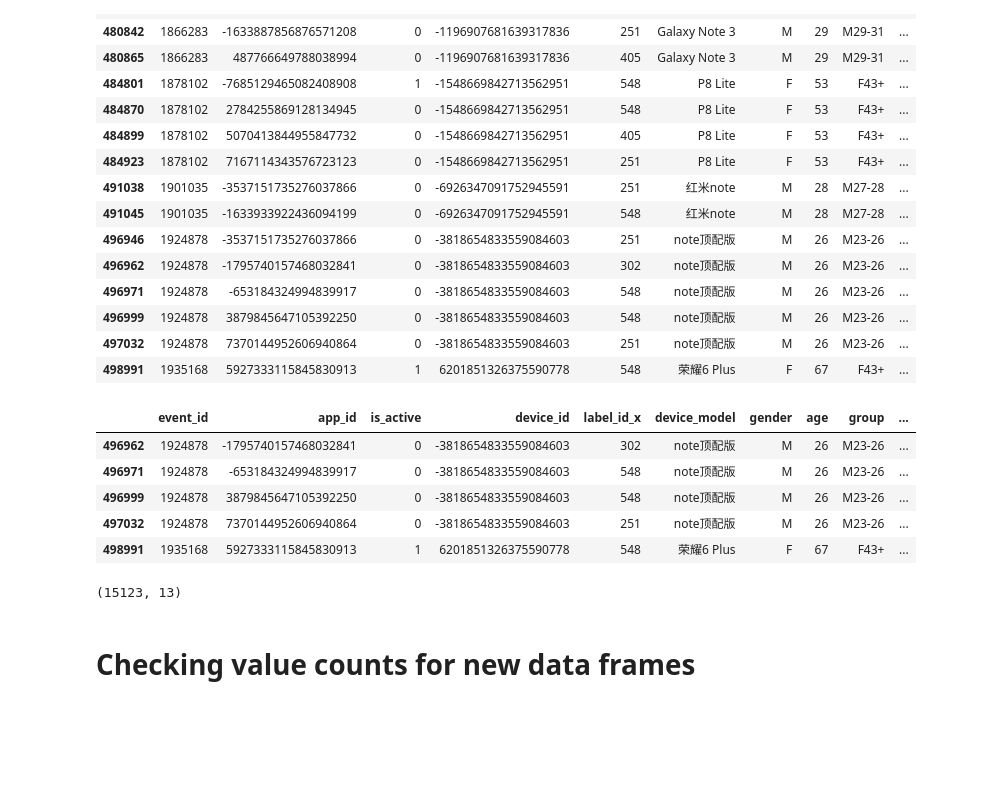
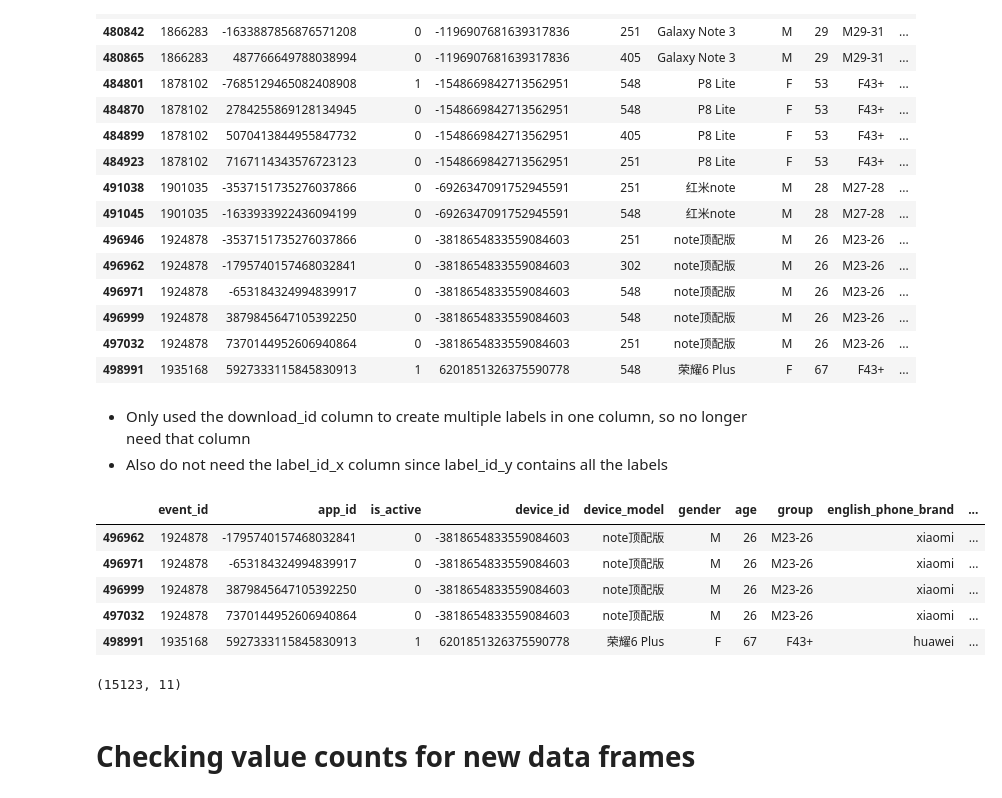
Before and after one commit to HarshESC/TalkData-Mobile-Demographics, a Jupyter notebook: Exploratory_Data_Analysis.ipynb, the cells around one changed output. Saved outputs shown, nothing was run; the diff lists cells and outputs as text; code cells hidden in the pictures; blank space fills up the shorter version.

```diff
--- a/Exploratory_Data_Analysis.ipynb
+++ b/Exploratory_Data_Analysis.ipynb
@@ -712,22 +744,23 @@ master_df.tail(15)
 | 496999 | 1924878 | 3879845647105392250 | 0 | -3818654833559084603 | 548 | note顶配版 | M | 26 | M23-26 | ... |
 | 497032 | 1924878 | 7370144952606940864 | 0 | -3818654833559084603 | 251 | note顶配版 | M | 26 | M23-26 | ... |
 | 498991 | 1935168 | 5927333115845830913 | 1 | 6201851326375590778 | 548 | 荣耀6 Plus | F | 67 | F43+ | ... |
-# %%
-# Only used the download_id column to create multiple labels in one column, so no longer need that column
-# Also do not need the label_id_x column since label_id_y contains all the labels
-# master_df = master_df.drop(columns=["label_id_x", "download_id"])
-master_df.tail()
-# %% [output]
-|  | event_id | app_id | is_active | device_id | label_id_x | device_model | gender | age | group | ... |
-| 496962 | 1924878 | -1795740157468032841 | 0 | -3818654833559084603 | 302 | note顶配版 | M | 26 | M23-26 | ... |
-| 496971 | 1924878 | -653184324994839917 | 0 | -3818654833559084603 | 548 | note顶配版 | M | 26 | M23-26 | ... |
-| 496999 | 1924878 | 3879845647105392250 | 0 | -3818654833559084603 | 548 | note顶配版 | M | 26 | M23-26 | ... |
-| 497032 | 1924878 | 7370144952606940864 | 0 | -3818654833559084603 | 251 | note顶配版 | M | 26 | M23-26 | ... |
-| 498991 | 1935168 | 5927333115845830913 | 1 | 6201851326375590778 | 548 | 荣耀6 Plus | F | 67 | F43+ | ... |
+# %% [markdown]
+- Only used the download_id column to create multiple labels in one column, so no longer need that column
+- Also do not need the label_id_x column since label_id_y contains all the labels
+# %%
+ master_df = master_df.drop(columns=["label_id_x", "download_id"])
+master_df.tail()
+# %% [output]
+|  | event_id | app_id | is_active | device_id | device_model | gender | age | group | english_phone_brand | ... |
+| 496962 | 1924878 | -1795740157468032841 | 0 | -3818654833559084603 | note顶配版 | M | 26 | M23-26 | xiaomi | ... |
+| 496971 | 1924878 | -653184324994839917 | 0 | -3818654833559084603 | note顶配版 | M | 26 | M23-26 | xiaomi | ... |
+| 496999 | 1924878 | 3879845647105392250 | 0 | -3818654833559084603 | note顶配版 | M | 26 | M23-26 | xiaomi | ... |
+| 497032 | 1924878 | 7370144952606940864 | 0 | -3818654833559084603 | note顶配版 | M | 26 | M23-26 | xiaomi | ... |
+| 498991 | 1935168 | 5927333115845830913 | 1 | 6201851326375590778 | 荣耀6 Plus | F | 67 | F43+ | huawei | ... |
 # %%
 master_df.shape
 # %% [output]
-(15123, 13)
+(15123, 11)
 # %% [markdown]
 # Checking value counts for new data frames
 # %%
```
Also changed, not shown: parts of 93 cells of this notebook.
